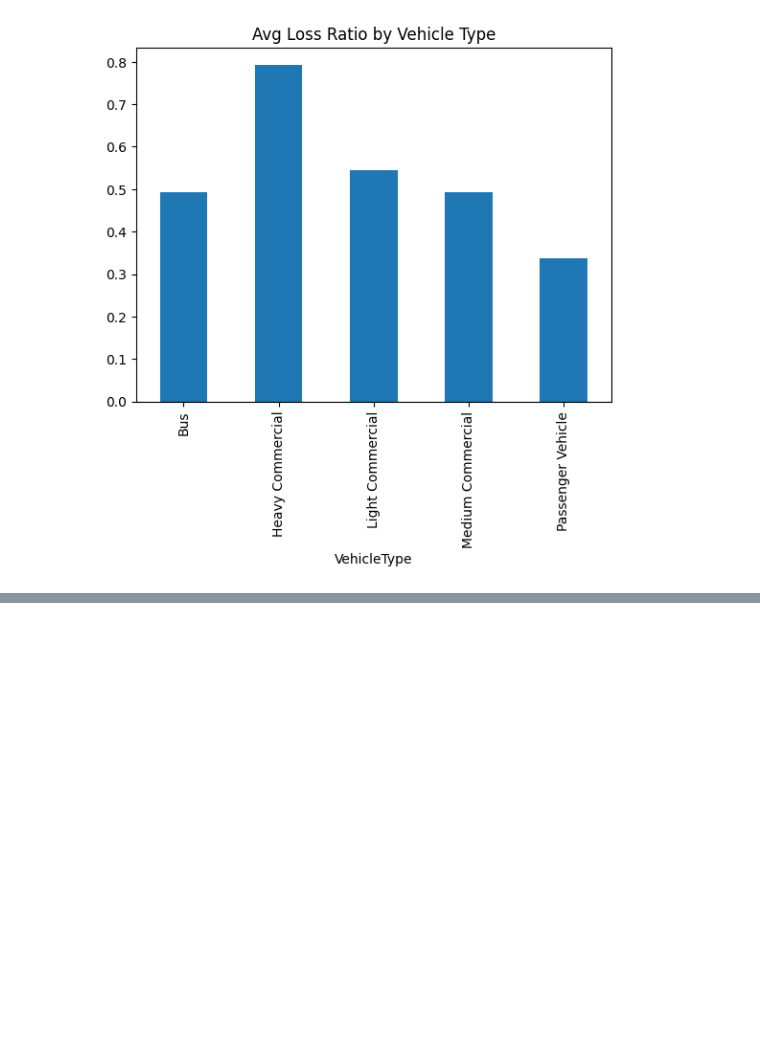
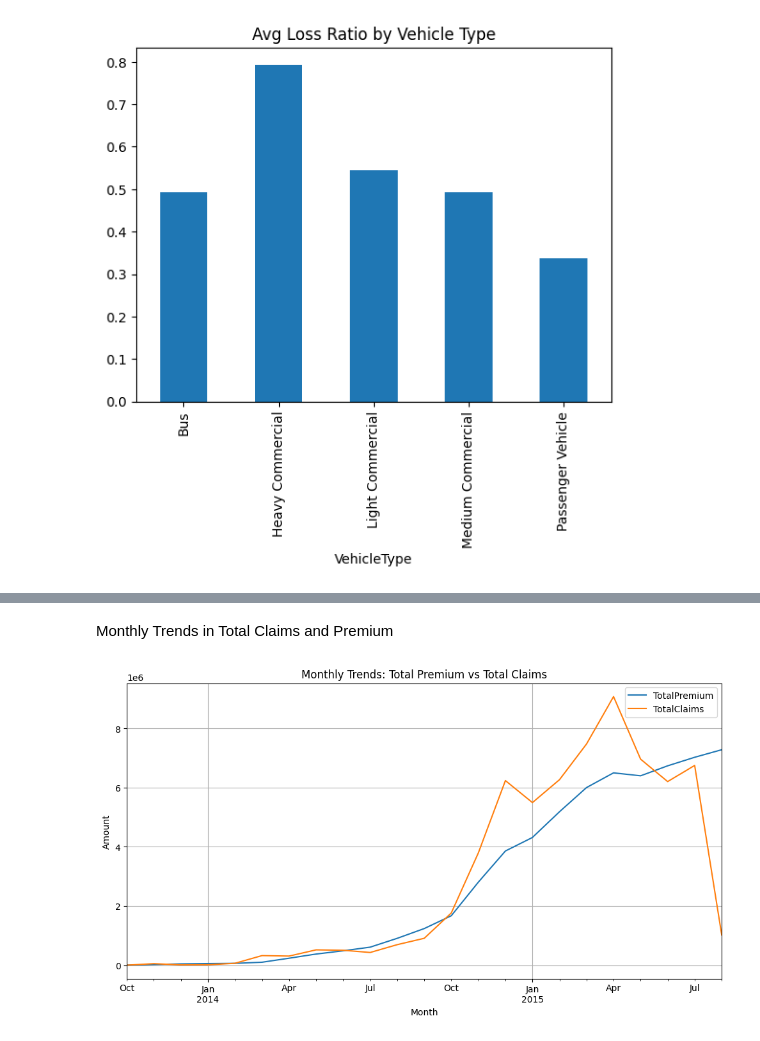
Before and after one commit to Samrwitt/insurance-risk-modeling, a Jupyter notebook: notebooks/task1_eda.ipynb, the cells around one changed output, grey strips where cells are left out. Cells and saved outputs as stored; diff of their text form; code cells hidden in the pictures; blank space fills up the shorter version.

```diff
--- a/notebooks/task1_eda.ipynb
+++ b/notebooks/task1_eda.ipynb
@@ -92,0 +139,15 @@ df.groupby('VehicleType')['LossRatio'].mean().plot(kind='bar', title='Avg Loss R
+# %% [markdown]
+Monthly Trends in Total Claims and Premium
+# %%
+df['TransactionMonth'] = pd.to_datetime(df['TransactionMonth'])
+monthly = df.groupby(df['TransactionMonth'].dt.to_period('M'))[['TotalPremium', 'TotalClaims']].sum()
+monthly.index = monthly.index.to_timestamp()
+
+monthly.plot(figsize=(12, 6))
+plt.title("Monthly Trends: Total Premium vs Total Claims")
+plt.ylabel("Amount")
+plt.xlabel("Month")
+plt.grid(True)
+plt.show()
+# %% [output]
+[figure, added]
```
Also changed, not shown: parts of 9 cells of this notebook.
